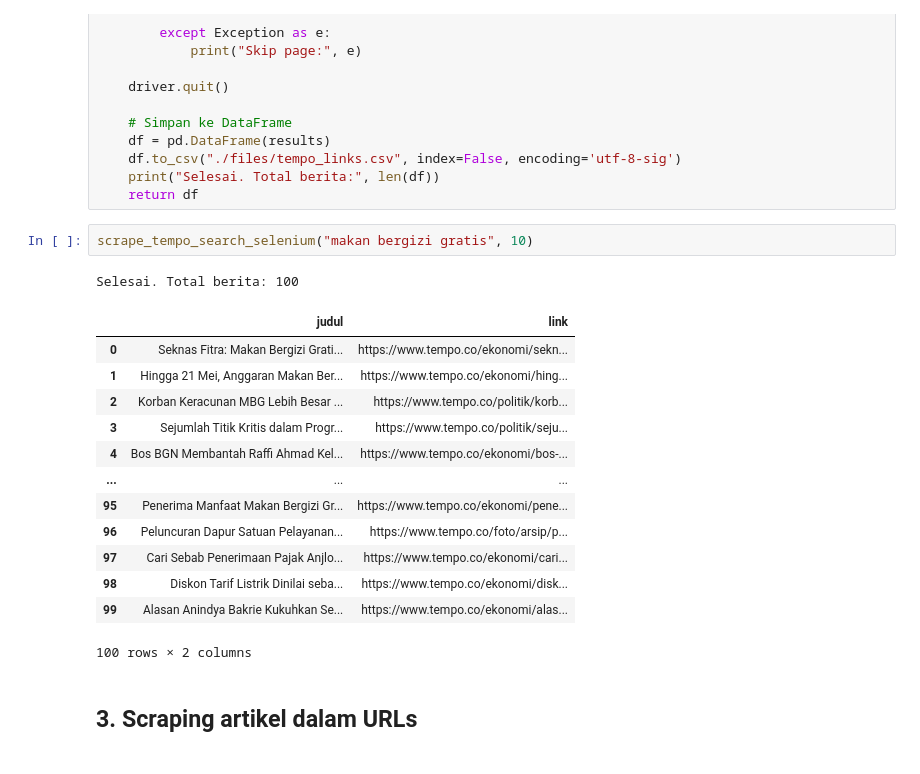
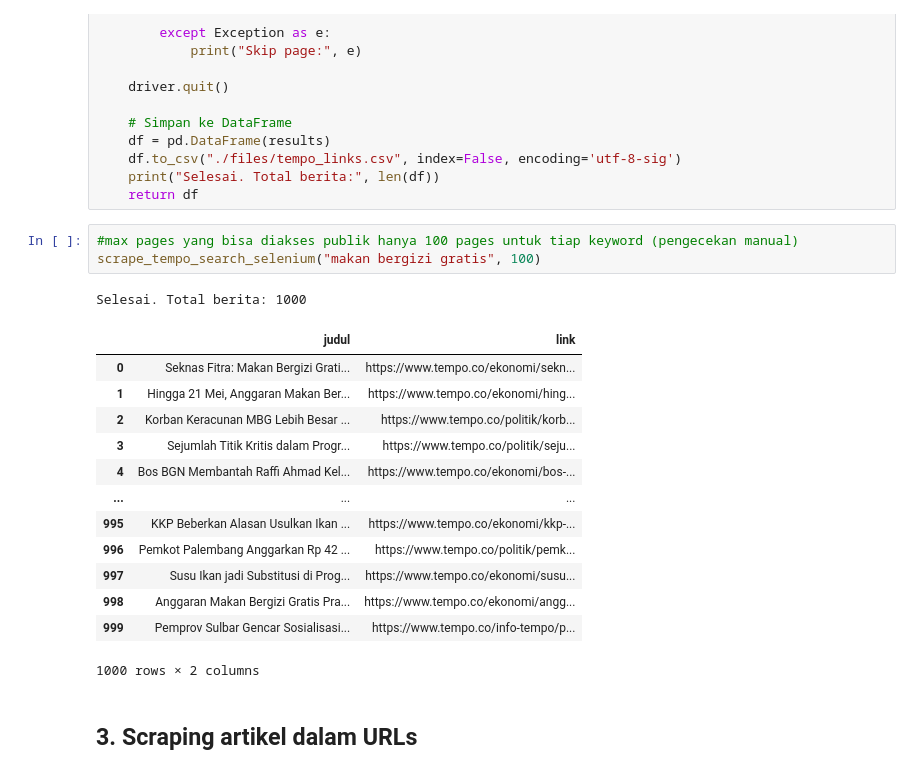
Before and after one commit to calvinrev/iprakom-scraping-sentiment, a Jupyter notebook: 1.Scraping_online_news.ipynb, the cells around one changed output. Cells and saved outputs as stored; diff of their text form.

```diff
--- a/1.Scraping_online_news.ipynb
+++ b/1.Scraping_online_news.ipynb
@@ -174,22 +174,23 @@ def scrape_tempo_search_selenium(kata_kunci: str, halaman: int) -> pd.DataFrame:
     print("Selesai. Total berita:", len(df))
     return df
 # %%
-scrape_tempo_search_selenium("makan bergizi gratis", 10)
+#max pages yang bisa diakses publik hanya 100 pages untuk tiap keyword (pengecekan manual)
+scrape_tempo_search_selenium("makan bergizi gratis", 100)
 # %% [output]
-Selesai. Total berita: 100
+Selesai. Total berita: 1000
 |  | judul | link |
 | 0 | Seknas Fitra: Makan Bergizi Grati... | https://www.tempo.co/ekonomi/sekn... |
 | 1 | Hingga 21 Mei, Anggaran Makan Ber... | https://www.tempo.co/ekonomi/hing... |
 | 2 | Korban Keracunan MBG Lebih Besar ... | https://www.tempo.co/politik/korb... |
 | 3 | Sejumlah Titik Kritis dalam Progr... | https://www.tempo.co/politik/seju... |
 | 4 | Bos BGN Membantah Raffi Ahmad Kel... | https://www.tempo.co/ekonomi/bos-... |
 | ... | ... | ... |
-| 95 | Penerima Manfaat Makan Bergizi Gr... | https://www.tempo.co/ekonomi/pene... |
-| 96 | Peluncuran Dapur Satuan Pelayanan... | https://www.tempo.co/foto/arsip/p... |
-| 97 | Cari Sebab Penerimaan Pajak Anjlo... | https://www.tempo.co/ekonomi/cari... |
-| 98 | Diskon Tarif Listrik Dinilai seba... | https://www.tempo.co/ekonomi/disk... |
-| 99 | Alasan Anindya Bakrie Kukuhkan Se... | https://www.tempo.co/ekonomi/alas... |
+| 995 | KKP Beberkan Alasan Usulkan Ikan ... | https://www.tempo.co/ekonomi/kkp-... |
+| 996 | Pemkot Palembang Anggarkan Rp 42 ... | https://www.tempo.co/politik/pemk... |
+| 997 | Susu Ikan jadi Substitusi di Prog... | https://www.tempo.co/ekonomi/susu... |
+| 998 | Anggaran Makan Bergizi Gratis Pra... | https://www.tempo.co/ekonomi/angg... |
+| 999 | Pemprov Sulbar Gencar Sosialisasi... | https://www.tempo.co/info-tempo/p... |
-100 rows × 2 columns
+1000 rows × 2 columns
 # %% [markdown]
 ## 3. Scraping artikel dalam URLs
 # %%
```
Also changed, not shown: parts of 1 cell of this notebook, 5 other files.
